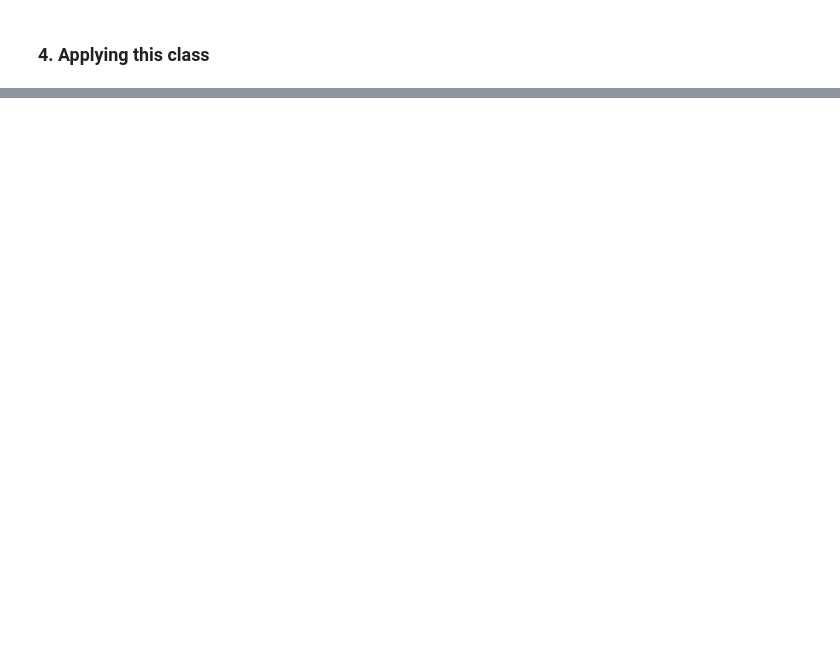
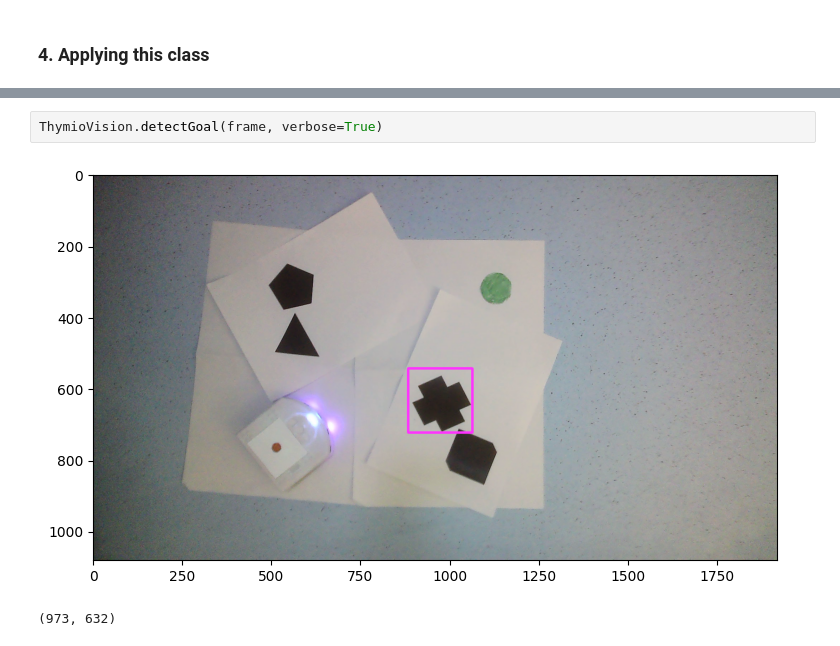
Before and after one commit to ashtondoane/MobileRoboticsProject, a Jupyter notebook: computer_vision.ipynb, the cells around one changed output, grey strips where cells are left out. Cells and saved outputs as stored; diff of their text form; blank space fills up the shorter version.

Commit message:
cv updates goal/angle

```diff
--- a/computer_vision.ipynb
+++ b/computer_vision.ipynb
@@ -216,0 +373,5 @@ ThymioVision.getThymioPose(frame)
+# %%
+ThymioVision.detectGoal(frame, verbose=True)
+# %% [output]
+[figure, added]
+(973, 632)
```
Also changed, not shown: parts of 11 cells of this notebook, 4 other files.
